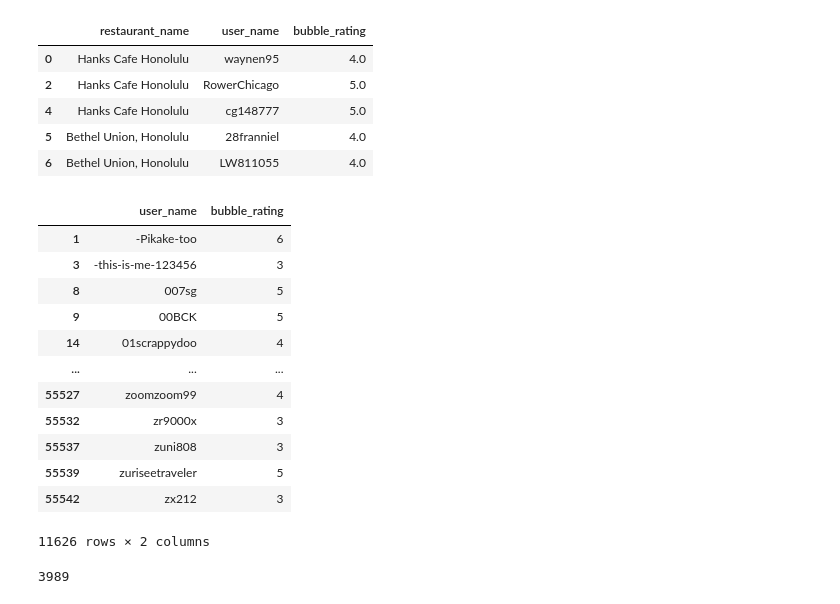
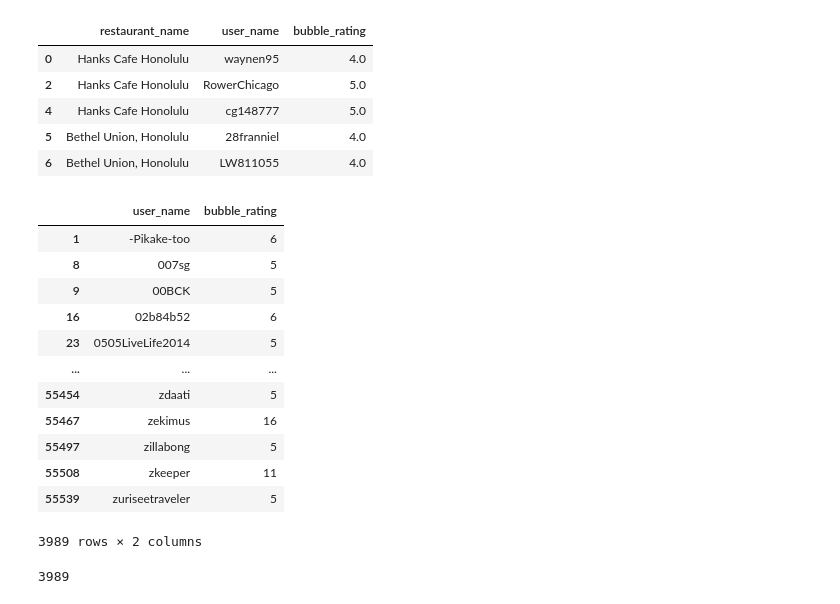
Before and after one commit to chelseanbr/hon-eats-recommender, a Jupyter notebook: eda.ipynb, the cells around one changed output. Cells and saved outputs as stored; diff of their text form; code cells hidden in the pictures.

```diff
--- a/eda.ipynb
+++ b/eda.ipynb
@@ -263,22 +271,23 @@ df_valid_users_subset.head()
 | 5 | Bethel Union, Honolulu | 28franniel | 4.0 |
 | 6 | Bethel Union, Honolulu | LW811055 | 4.0 |
 # %%
+n = 5
 df_valid_users_subset_grouped = df_valid_users_subset.groupby('user_name').count()['bubble_rating'].reset_index()
-df_valid_users_subset_grouped[df_valid_users_subset_grouped['bubble_rating']>=3]
+df_valid_users_subset_grouped[df_valid_users_subset_grouped['bubble_rating']>=n]
 # %% [output]
 |  | user_name | bubble_rating |
 | 1 | -Pikake-too | 6 |
-| 3 | -this-is-me-123456 | 3 |
 | 8 | 007sg | 5 |
 | 9 | 00BCK | 5 |
-| 14 | 01scrappydoo | 4 |
+| 16 | 02b84b52 | 6 |
+| 23 | 0505LiveLife2014 | 5 |
 | ... | ... | ... |
-| 55527 | zoomzoom99 | 4 |
-| 55532 | zr9000x | 3 |
-| 55537 | zuni808 | 3 |
+| 55454 | zdaati | 5 |
+| 55467 | zekimus | 16 |
+| 55497 | zillabong | 5 |
+| 55508 | zkeeper | 11 |
 | 55539 | zuriseetraveler | 5 |
-| 55542 | zx212 | 3 |
-11626 rows × 2 columns
+3989 rows × 2 columns
 # %%
 n = 5
 users_min_n_ratings = df_valid_users_subset_grouped[df_valid_users_subset_grouped['bubble_rating']>=n]['user_name'].to_list()
```
Also changed, not shown: parts of 6 cells of this notebook, 1 other file.
